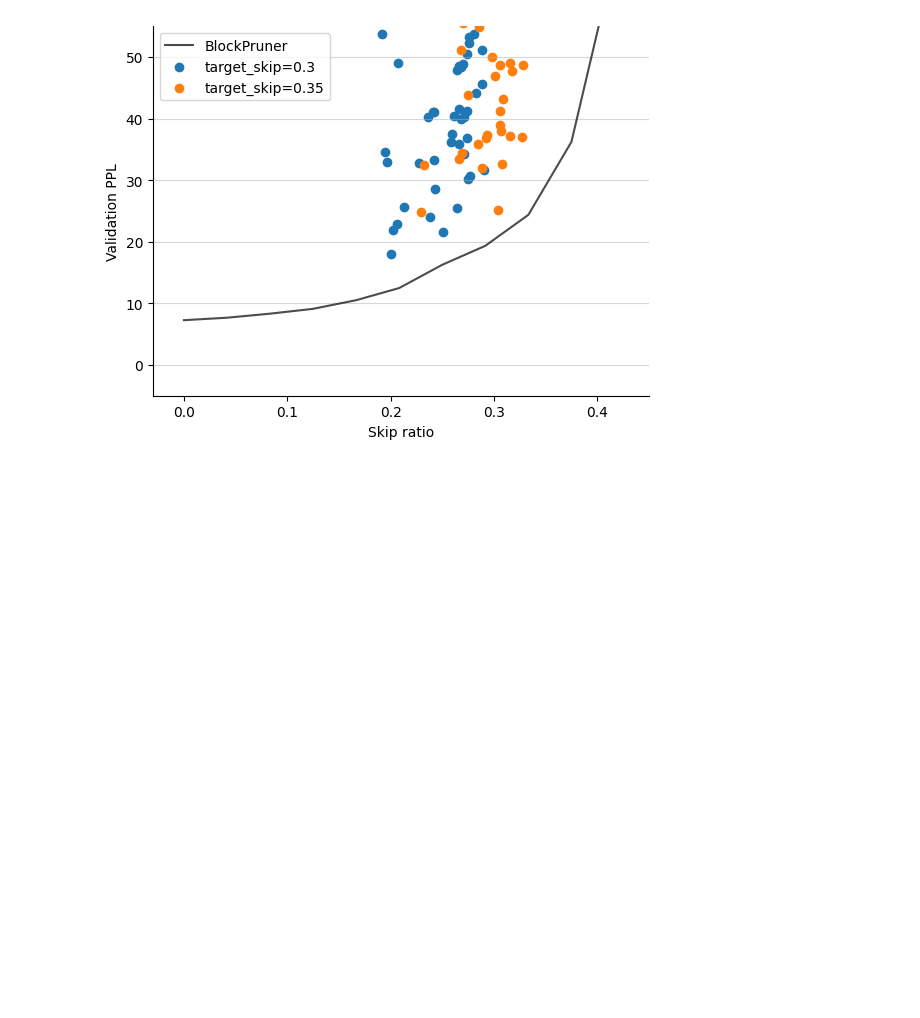
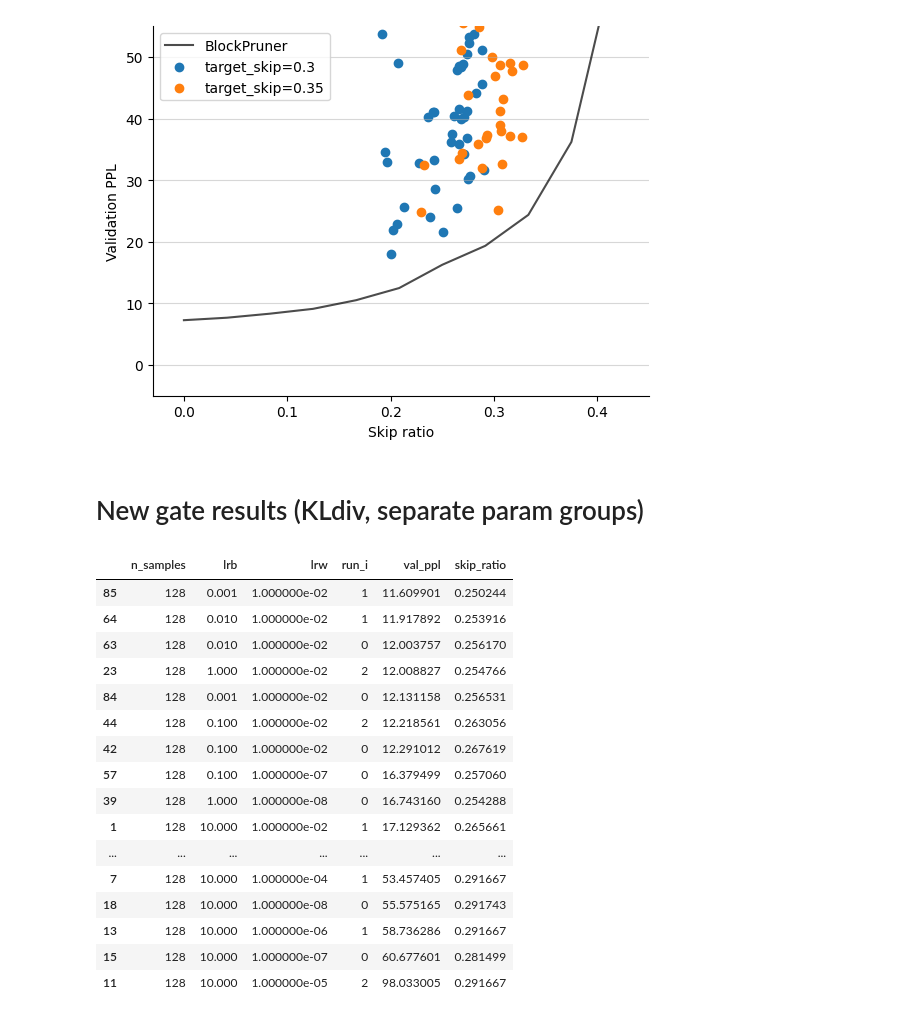
Before and after one commit to chutnakova5/Adaptive-layer-skipping, a Jupyter notebook: results.ipynb, the cells around one changed output. Drawn from its saved outputs; the diff is of its cells as text; code cells hidden in the pictures; blank space fills up the shorter version.

```diff
--- a/results.ipynb
+++ b/results.ipynb
@@ -383,3 +383,5 @@ sns.despine()
 plt.show()
 # %% [output]
 [figure]
+# %% [markdown]
+# New gate results (KLdiv, separate param groups)
@@ -385,0 +390,20 @@ plt.show()
+# %%
+gate_results.loc[(gate_results['skip_ratio'] > 0.25) & (gate_results['val_ppl'] < 100)].sort_values(by='val_ppl')
+# %% [output]
+|  | n_samples | lrb | lrw | run_i | val_ppl | skip_ratio |
+| 85 | 128 | 0.001 | 1.000000e-02 | 1 | 11.609901 | 0.250244 |
+| 64 | 128 | 0.010 | 1.000000e-02 | 1 | 11.917892 | 0.253916 |
+| 63 | 128 | 0.010 | 1.000000e-02 | 0 | 12.003757 | 0.256170 |
+| 23 | 128 | 1.000 | 1.000000e-02 | 2 | 12.008827 | 0.254766 |
+| 84 | 128 | 0.001 | 1.000000e-02 | 0 | 12.131158 | 0.256531 |
+| 44 | 128 | 0.100 | 1.000000e-02 | 2 | 12.218561 | 0.263056 |
+| 42 | 128 | 0.100 | 1.000000e-02 | 0 | 12.291012 | 0.267619 |
+| 57 | 128 | 0.100 | 1.000000e-07 | 0 | 16.379499 | 0.257060 |
+| 39 | 128 | 1.000 | 1.000000e-08 | 0 | 16.743160 | 0.254288 |
+| 1 | 128 | 10.000 | 1.000000e-02 | 1 | 17.129362 | 0.265661 |
+| ... | ... | ... | ... | ... | ... | ... |
+| 7 | 128 | 10.000 | 1.000000e-04 | 1 | 53.457405 | 0.291667 |
+| 18 | 128 | 10.000 | 1.000000e-08 | 0 | 55.575165 | 0.291743 |
+| 13 | 128 | 10.000 | 1.000000e-06 | 1 | 58.736286 | 0.291667 |
+| 15 | 128 | 10.000 | 1.000000e-07 | 0 | 60.677601 | 0.281499 |
+| 11 | 128 | 10.000 | 1.000000e-05 | 2 | 98.033005 | 0.291667 |
```
Also changed, not shown: parts of 3 cells of this notebook, 2 other files.
